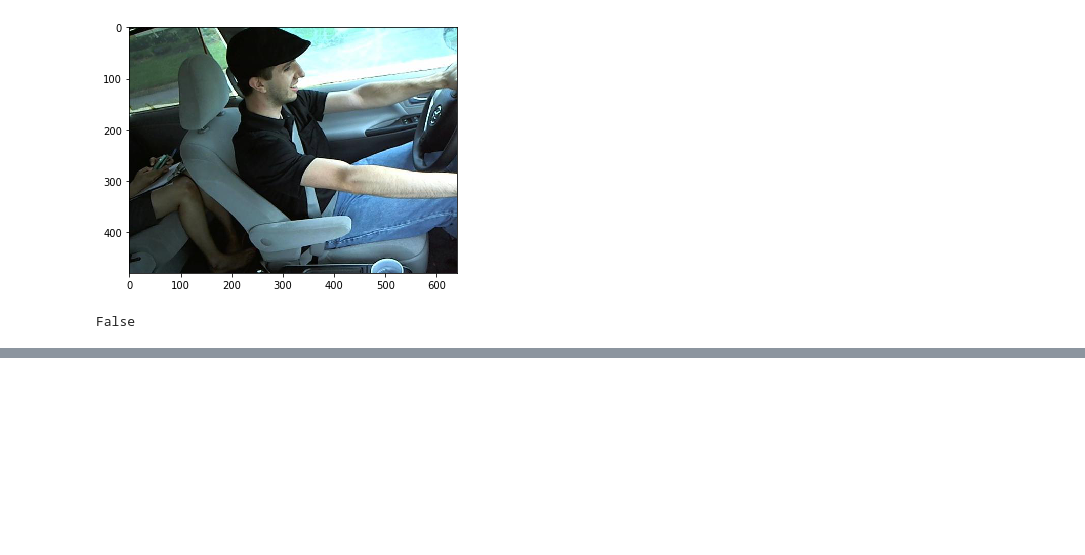
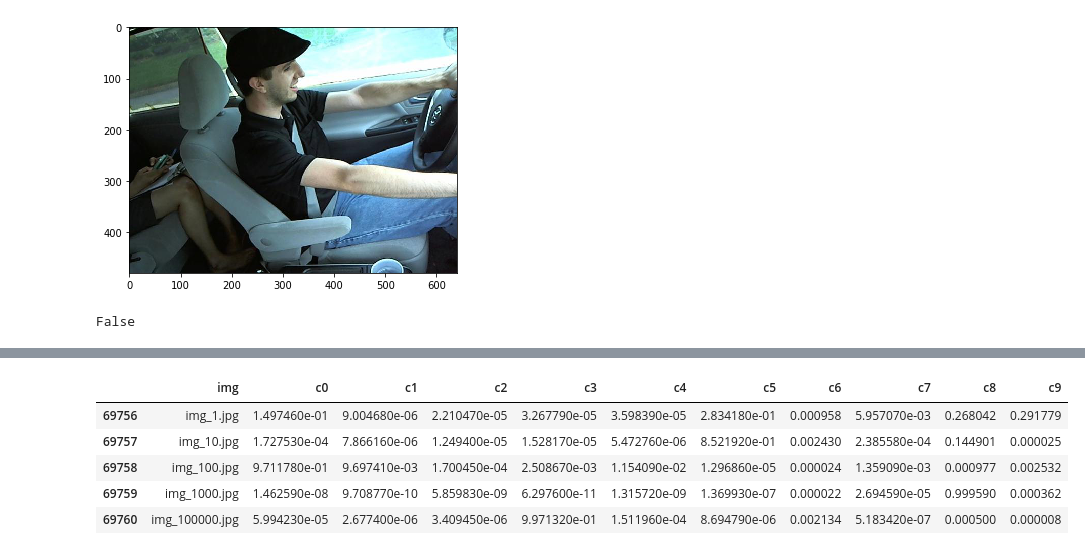
Before and after one commit to MingyiZhang/mlnd_mingyi, a Jupyter notebook: projects/capstone/drivers_floyd/test_loader.ipynb, the cells around one changed output, grey strips where cells are left out. Saved outputs shown, nothing was run; the diff lists cells and outputs as text; code cells hidden in the pictures; blank space fills up the shorter version.

```diff
--- a/projects/capstone/drivers_floyd/test_loader.ipynb
+++ b/projects/capstone/drivers_floyd/test_loader.ipynb
@@ -140,0 +369,10 @@ False
+# %%
+df = df.sort_values(by='img', ascending=1)
+df.head()
+# %% [output]
+|  | img | c0 | c1 | c2 | c3 | c4 | c5 | c6 | c7 | c8 | c9 |
+| 69756 | img_1.jpg | 1.497460e-01 | 9.004680e-06 | 2.210470e-05 | 3.267790e-05 | 3.598390e-05 | 2.834180e-01 | 0.000958 | 5.957070e-03 | 0.268042 | 0.291779 |
+| 69757 | img_10.jpg | 1.727530e-04 | 7.866160e-06 | 1.249400e-05 | 1.528170e-05 | 5.472760e-06 | 8.521920e-01 | 0.002430 | 2.385580e-04 | 0.144901 | 0.000025 |
+| 69758 | img_100.jpg | 9.711780e-01 | 9.697410e-03 | 1.700450e-04 | 2.508670e-03 | 1.154090e-02 | 1.296860e-05 | 0.000024 | 1.359090e-03 | 0.000977 | 0.002532 |
+| 69759 | img_1000.jpg | 1.462590e-08 | 9.708770e-10 | 5.859830e-09 | 6.297600e-11 | 1.315720e-09 | 1.369930e-07 | 0.000022 | 2.694590e-05 | 0.999590 | 0.000362 |
+| 69760 | img_100000.jpg | 5.994230e-05 | 2.677400e-06 | 3.409450e-06 | 9.971320e-01 | 1.511960e-04 | 8.694790e-06 | 0.002134 | 5.183420e-07 | 0.000500 | 0.000008 |
```
Also changed, not shown: parts of 22 cells of this notebook.
